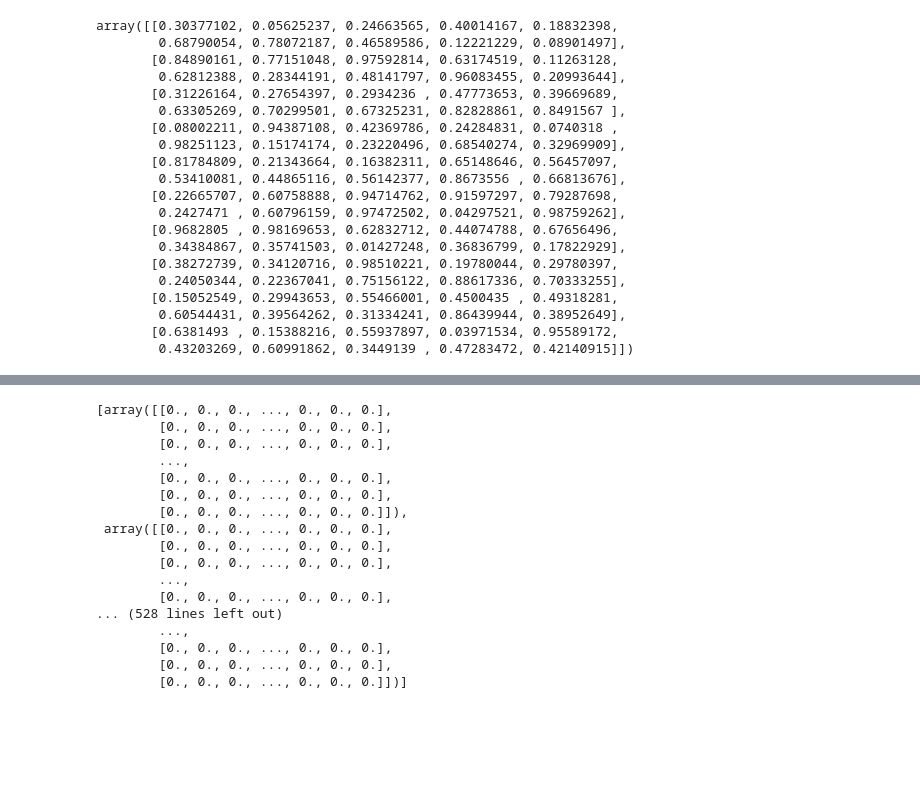
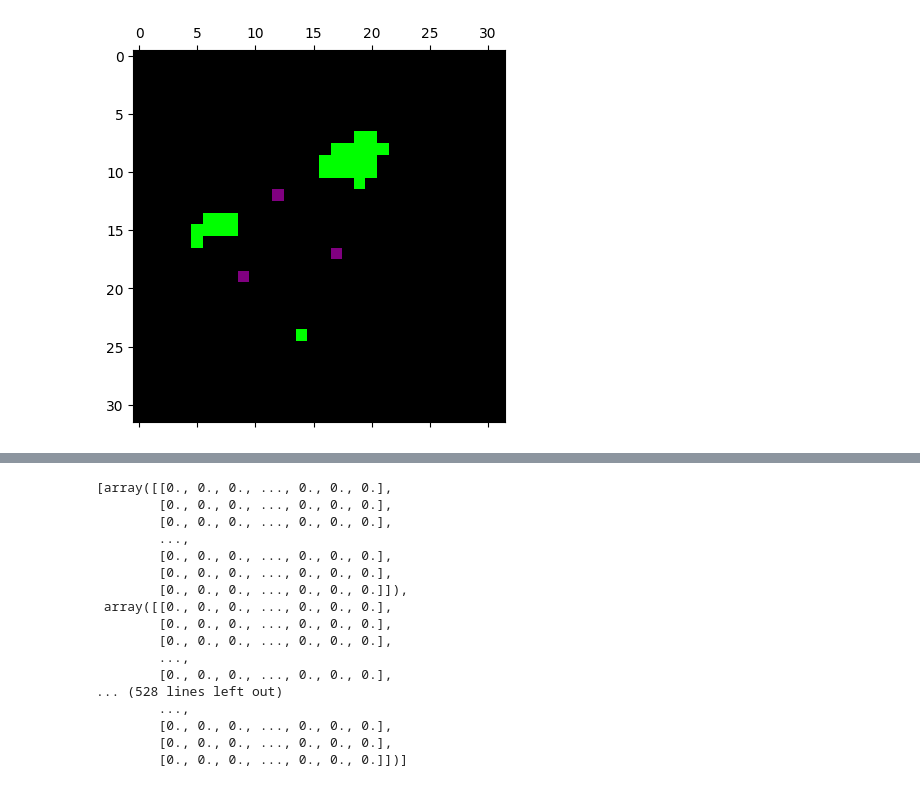
Before and after one commit to abarbieu/slime_mold_nca, a Jupyter notebook: playground.ipynb, the cells around one changed output, grey strips where cells are left out. Drawn from its saved outputs; the diff is of its cells as text; code cells hidden in the pictures; blank space fills up the shorter version.

```diff
--- a/playground.ipynb
+++ b/playground.ipynb
@@ -18,7 +18,7 @@ reload(encasm.eval)
 from encasm.eval import load_tests
 
 data_dir = "./encasm/example_networks/"
-test_envs = load_tests(folder = data_dir)
+test_envs = load_tests(folder = data_dir, flat=True)
 
 import encasm.env
 reload(encasm.env)
@@ -48,26 +26,8 @@ test_env = PetriDish.from_config_file("test", "./encasm/configs/default_config.i
-# %%
-np.random.random((10, 10))
-# %% [output]
-array([[0.30377102, 0.05625237, 0.24663565, 0.40014167, 0.18832398,
-        0.68790054, 0.78072187, 0.46589586, 0.12221229, 0.08901497],
-       [0.84890161, 0.77151048, 0.97592814, 0.63174519, 0.11263128,
-        0.62812388, 0.28344191, 0.48141797, 0.96083455, 0.20993644],
-       [0.31226164, 0.27654397, 0.2934236 , 0.47773653, 0.39669689,
-        0.63305269, 0.70299501, 0.67325231, 0.82828861, 0.8491567 ],
-       [0.08002211, 0.94387108, 0.42369786, 0.24284831, 0.0740318 ,
-        0.98251123, 0.15174174, 0.23220496, 0.68540274, 0.32969909],
-       [0.81784809, 0.21343664, 0.16382311, 0.65148646, 0.56457097,
-        0.53410081, 0.44865116, 0.56142377, 0.8673556 , 0.66813676],
-       [0.22665707, 0.60758888, 0.94714762, 0.91597297, 0.79287698,
-        0.2427471 , 0.60796159, 0.97472502, 0.04297521, 0.98759262],
-       [0.9682805 , 0.98169653, 0.62832712, 0.44074788, 0.67656496,
-        0.34384867, 0.35741503, 0.01427248, 0.36836799, 0.17822929],
-       [0.38272739, 0.34120716, 0.98510221, 0.19780044, 0.29780397,
-        0.24050344, 0.22367041, 0.75156122, 0.88617336, 0.70333255],
-       [0.15052549, 0.29943653, 0.55466001, 0.4500435 , 0.49318281,
-        0.60544431, 0.39564262, 0.31334241, 0.86439944, 0.38952649],
-       [0.6381493 , 0.15388216, 0.55937897, 0.03971534, 0.95589172,
-        0.43203269, 0.60991862, 0.3449139 , 0.47283472, 0.42140915]])
+# %%
+# displays test env large 6
+test_envs["small_3-2"].display(chs=["map"])
+# %% [output]
+[figure, added]
 # %%
 # applies a 2d convolution to the grid using scipy and the given kernel
 def convolve(grid, kernel):
```
Also changed, not shown: parts of 6 cells of this notebook, 47 other files.
